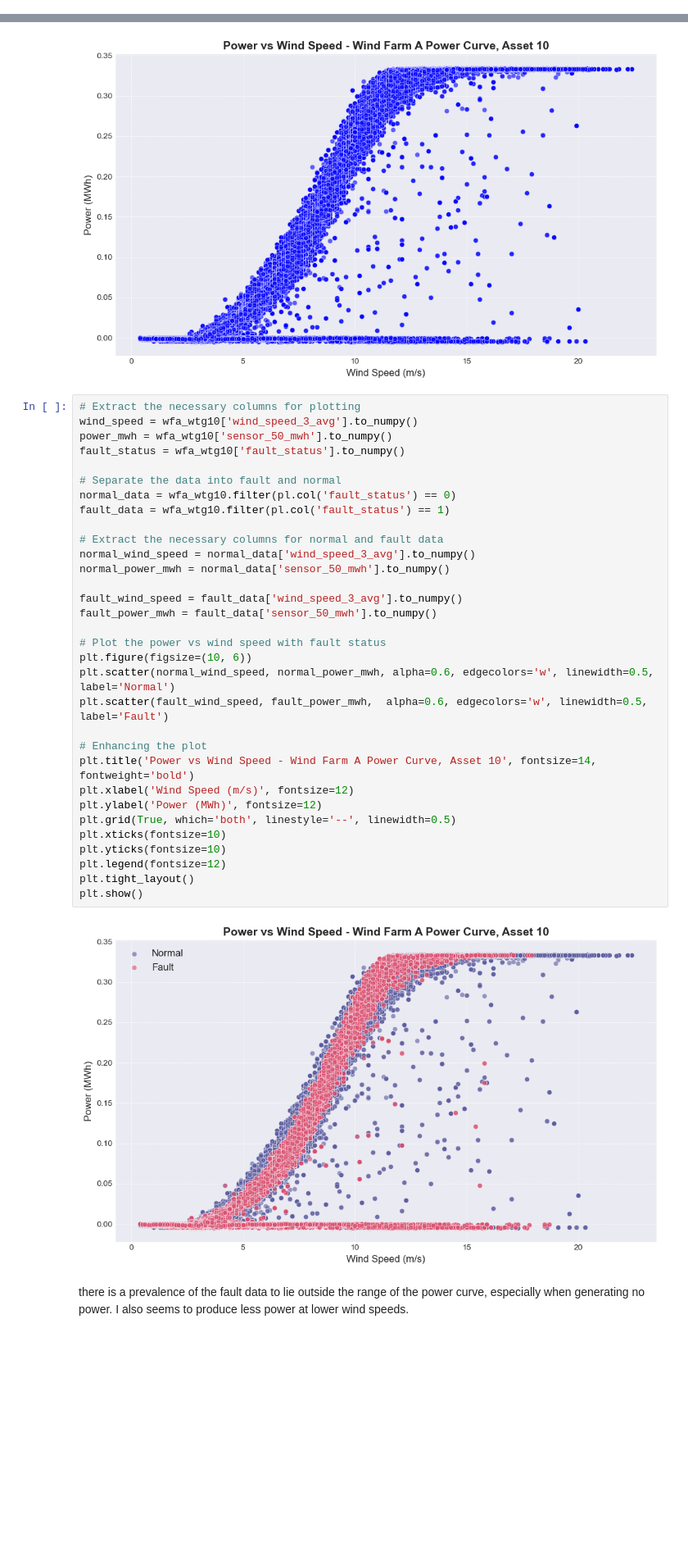
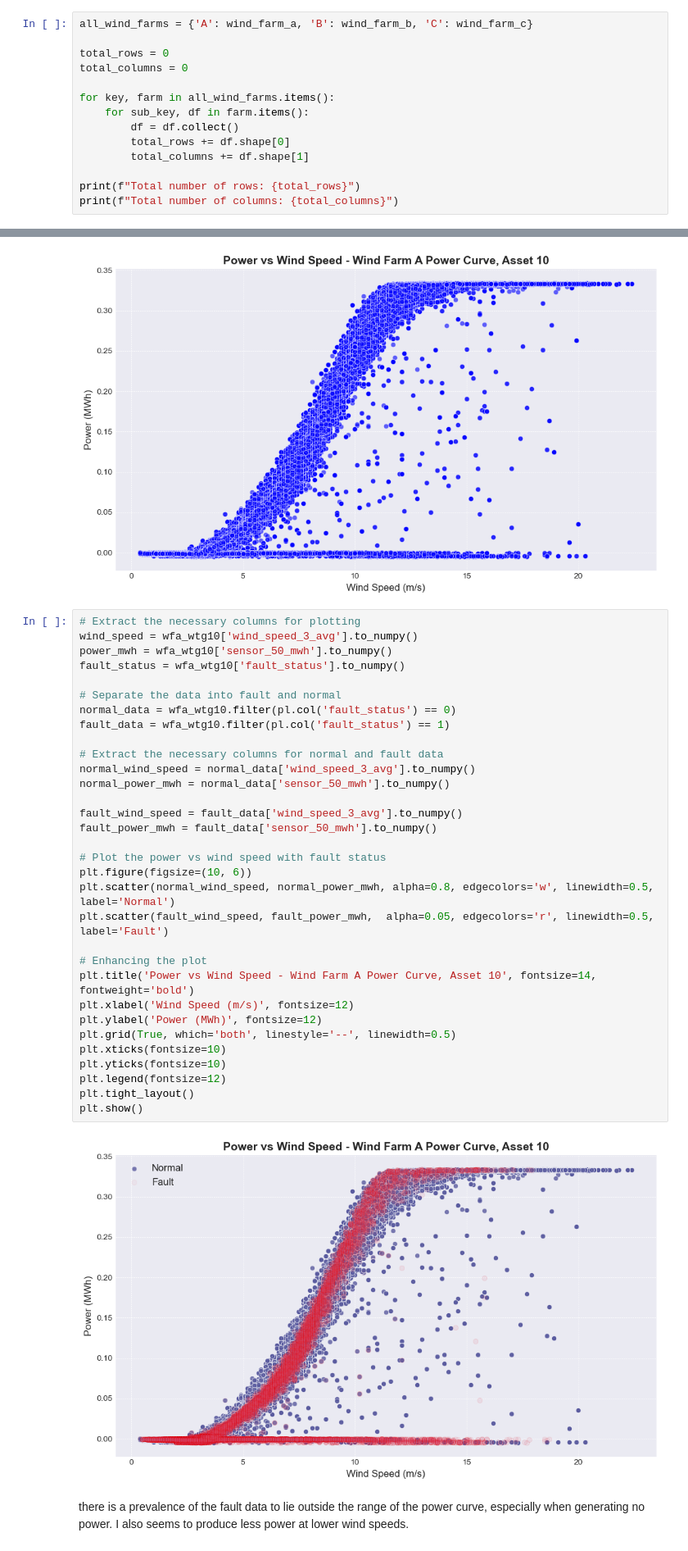
Before and after one commit to NehemiahSolis/Wind-Turbine-Fault-Detection, a Jupyter notebook: notebooks/0.01_CARE_data_fault_detection.ipynb, the cells around one changed output, grey strips where cells are left out. Shown at 82% size. Cells and saved outputs as stored; diff of their text form; blank space fills up the shorter version.

```diff
--- a/notebooks/0.01_CARE_data_fault_detection.ipynb
+++ b/notebooks/0.01_CARE_data_fault_detection.ipynb
@@ -52,3 +55,17 @@ all_wind_farms.keys()
 dict_keys(['A', 'B', 'C'])
 # %%
 wind_farm_a, wind_farm_b, wind_farm_c = all_wind_farms['A'], all_wind_farms['B'], all_wind_farms['C']
+# %%
+all_wind_farms = {'A': wind_farm_a, 'B': wind_farm_b, 'C': wind_farm_c}
+
+total_rows = 0
+total_columns = 0
+
+for key, farm in all_wind_farms.items():
+    for sub_key, df in farm.items():
+        df = df.collect()
+        total_rows += df.shape[0]
+        total_columns += df.shape[1]
+
+print(f"Total number of rows: {total_rows}")
+print(f"Total number of columns: {total_columns}")
@@ -195,36 +230,36 @@ plt.show()
 # Extract the necessary columns for plotting
 wind_speed = wfa_wtg10['wind_speed_3_avg'].to_numpy()
 power_mwh = wfa_wtg10['sensor_50_mwh'].to_numpy()
 fault_status = wfa_wtg10['fault_status'].to_numpy()
 
 # Separate the data into fault and normal
 normal_data = wfa_wtg10.filter(pl.col('fault_status') == 0)
 fault_data = wfa_wtg10.filter(pl.col('fault_status') == 1)
 
 # Extract the necessary columns for normal and fault data
 normal_wind_speed = normal_data['wind_speed_3_avg'].to_numpy()
 normal_power_mwh = normal_data['sensor_50_mwh'].to_numpy()
 
 fault_wind_speed = fault_data['wind_speed_3_avg'].to_numpy()
 fault_power_mwh = fault_data['sensor_50_mwh'].to_numpy()
 
 # Plot the power vs wind speed with fault status
 plt.figure(figsize=(10, 6))
-plt.scatter(normal_wind_speed, normal_power_mwh, alpha=0.6, edgecolors='w', linewidth=0.5, label='Normal')
-plt.scatter(fault_wind_speed, fault_power_mwh,  alpha=0.6, edgecolors='w', linewidth=0.5, label='Fault')
+plt.scatter(normal_wind_speed, normal_power_mwh, alpha=0.8, edgecolors='w', linewidth=0.5, label='Normal')
+plt.scatter(fault_wind_speed, fault_power_mwh,  alpha=0.05, edgecolors='r', linewidth=0.5, label='Fault')
 
 # Enhancing the plot
 plt.title('Power vs Wind Speed - Wind Farm A Power Curve, Asset 10', fontsize=14, fontweight='bold')
 plt.xlabel('Wind Speed (m/s)', fontsize=12)
 plt.ylabel('Power (MWh)', fontsize=12)
 plt.grid(True, which='both', linestyle='--', linewidth=0.5)
 plt.xticks(fontsize=10)
 plt.yticks(fontsize=10)
 plt.legend(fontsize=12)
 plt.tight_layout()
 plt.show()
 # %% [output]
-[figure, old version]
+[figure, new version]
 # %% [markdown]
 there is a prevalence of the fault data to lie outside the range of the power curve, especially when generating no power. I also seems to produce less power at lower wind speeds.
 # %%
```
Also changed, not shown: parts of 19 cells of this notebook, 14 other files.
